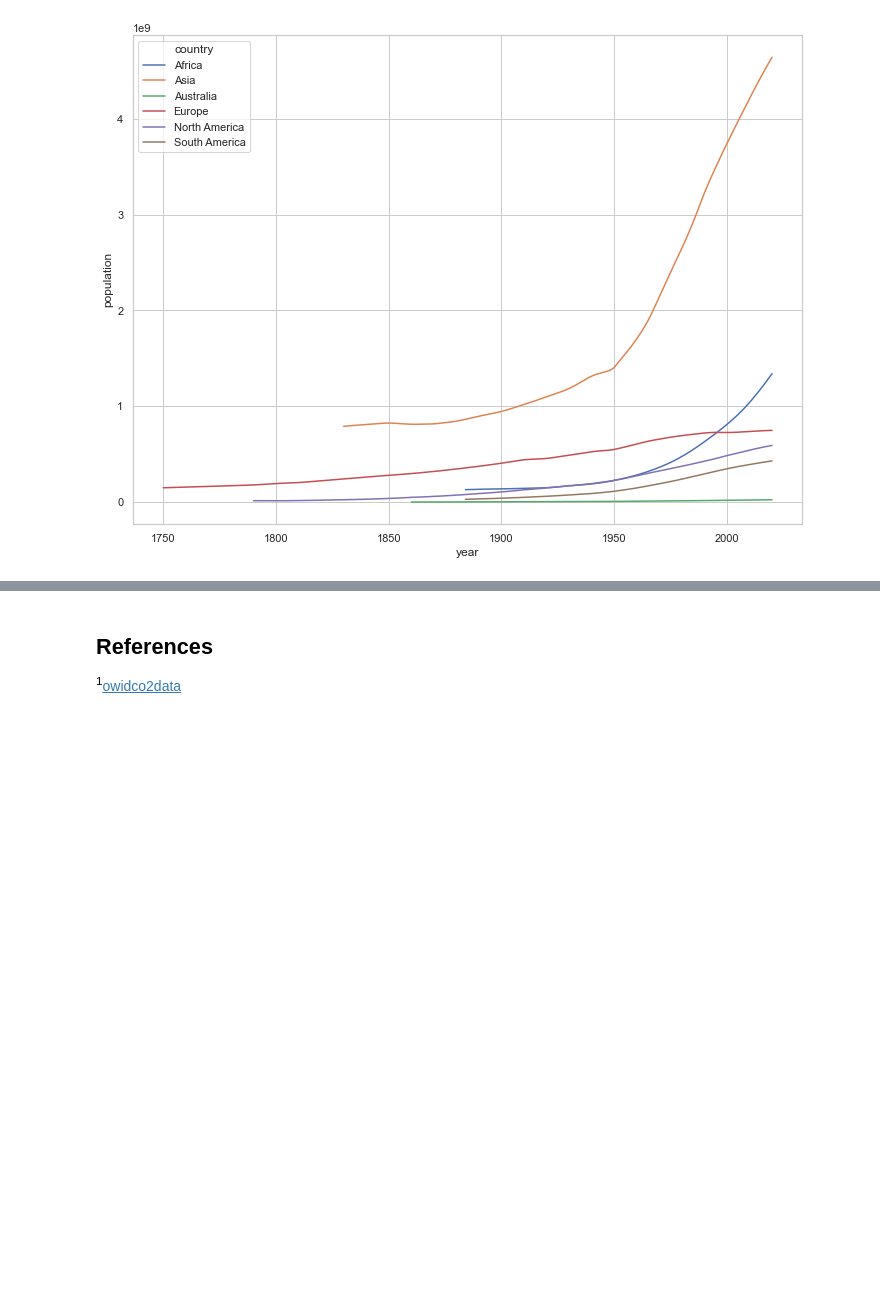
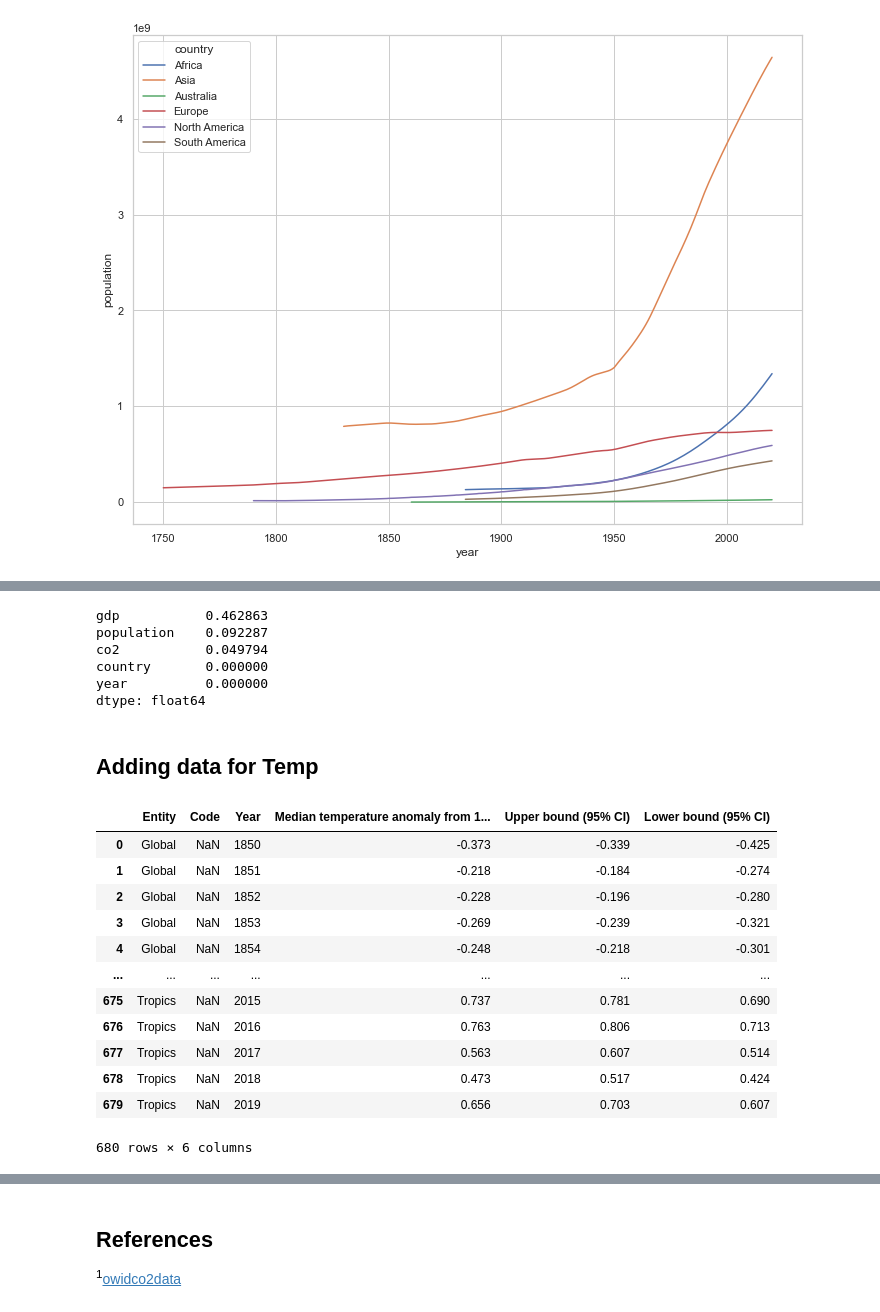
Before and after one commit to SaidhbhFoley/data_real_world_CO2, a Jupyter notebook: Real_World_CO2.ipynb, the cells around one changed output, grey strips where cells are left out. Saved outputs shown, nothing was run; the diff lists cells and outputs as text; code cells hidden in the pictures; blank space fills up the shorter version.

```diff
--- a/Real_World_CO2.ipynb
+++ b/Real_World_CO2.ipynb
@@ -635,0 +653,11 @@ sns.lineplot(data=dfglobal_data, x='year', y='population', hue='country')
+# %%
+dfc02emission_gdp.isna().sum().sort_values(ascending = False) / len(dfc02emission_gdp)
+# %% [output]
+gdp           0.462863
+population    0.092287
+co2           0.049794
+country       0.000000
+year          0.000000
+dtype: float64
+# %% [markdown]
+## Adding data for Temp
@@ -635,0 +666,16 @@ sns.lineplot(data=dfglobal_data, x='year', y='population', hue='country')
+# %%
+dftemp_data
+# %% [output]
+|  | Entity | Code | Year | Median temperature anomaly from 1... | Upper bound (95% CI) | Lower bound (95% CI) |
+| 0 | Global | NaN | 1850 | -0.373 | -0.339 | -0.425 |
+| 1 | Global | NaN | 1851 | -0.218 | -0.184 | -0.274 |
+| 2 | Global | NaN | 1852 | -0.228 | -0.196 | -0.280 |
+| 3 | Global | NaN | 1853 | -0.269 | -0.239 | -0.321 |
+| 4 | Global | NaN | 1854 | -0.248 | -0.218 | -0.301 |
+| ... | ... | ... | ... | ... | ... | ... |
+| 675 | Tropics | NaN | 2015 | 0.737 | 0.781 | 0.690 |
+| 676 | Tropics | NaN | 2016 | 0.763 | 0.806 | 0.713 |
+| 677 | Tropics | NaN | 2017 | 0.563 | 0.607 | 0.514 |
+| 678 | Tropics | NaN | 2018 | 0.473 | 0.517 | 0.424 |
+| 679 | Tropics | NaN | 2019 | 0.656 | 0.703 | 0.607 |
+680 rows × 6 columns
```
Also changed, not shown: parts of 6 cells of this notebook, 2 other files.
